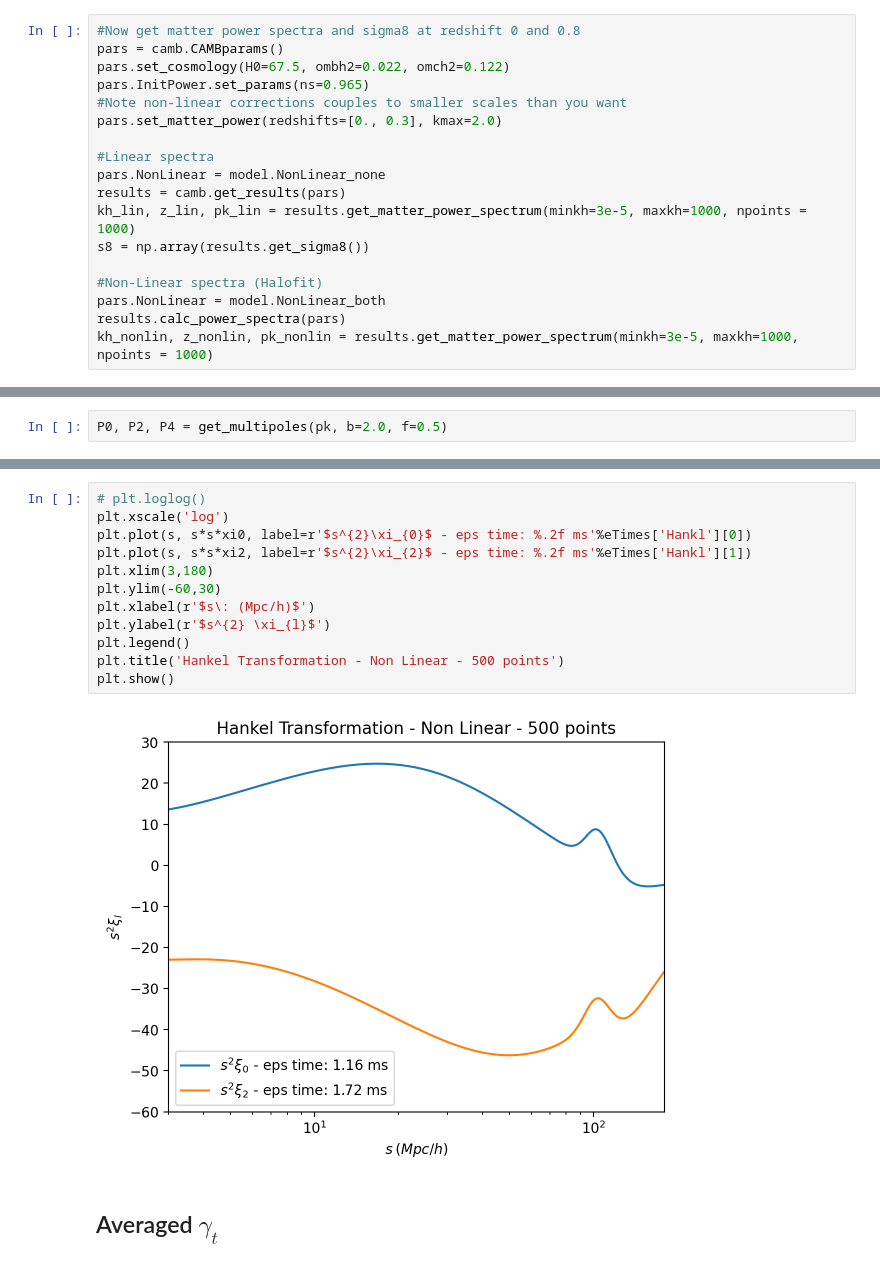
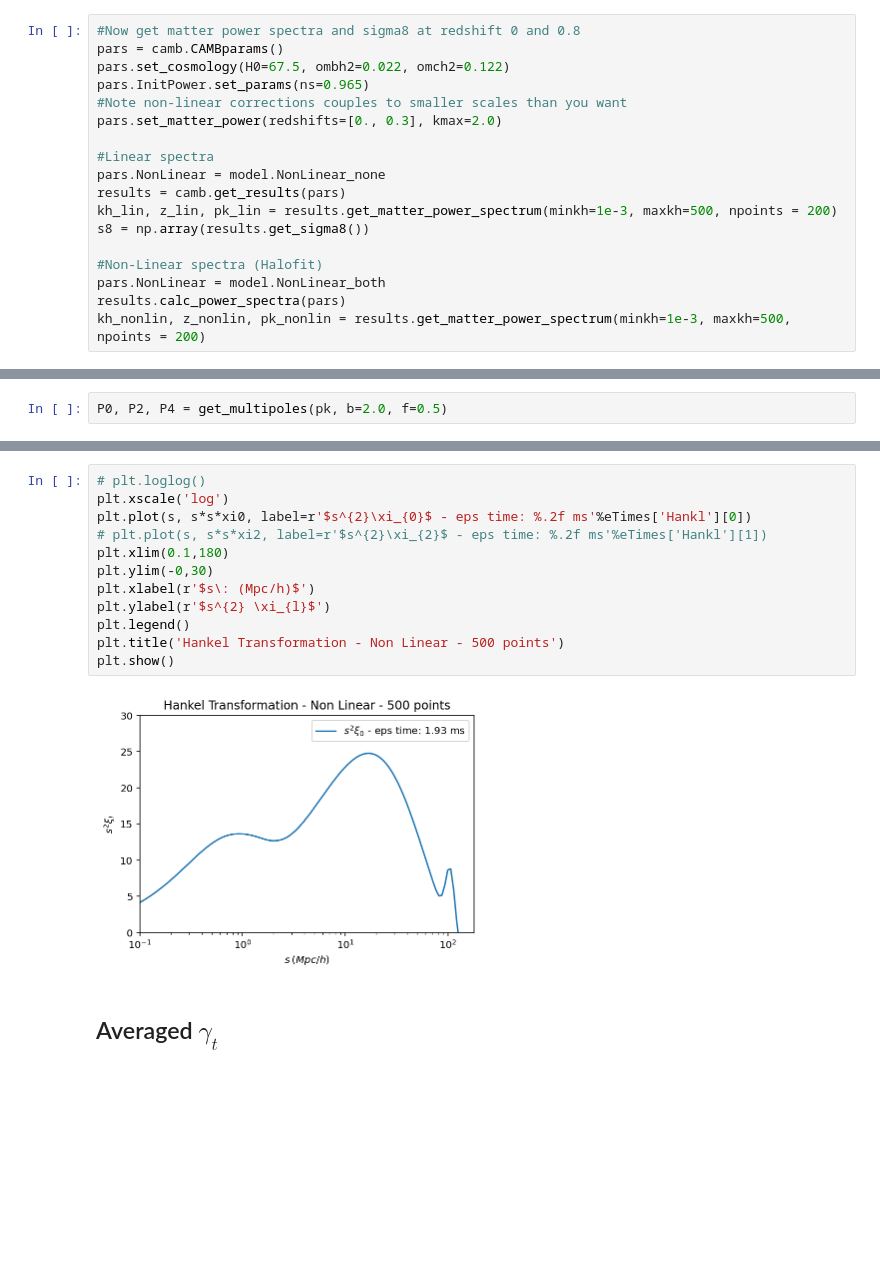
Before and after one commit to estevesjh/fnalFall2022, a Jupyter notebook: y3kp/hankelFunction/perfomanceTest.ipynb, the cells around one changed output, grey strips where cells are left out. Drawn from its saved outputs; the diff is of its cells as text; blank space fills up the shorter version.

```diff
--- a/y3kp/hankelFunction/perfomanceTest.ipynb
+++ b/y3kp/hankelFunction/perfomanceTest.ipynb
@@ -53,13 +53,13 @@ pars.set_matter_power(redshifts=[0., 0.3], kmax=2.0)
 #Linear spectra
 pars.NonLinear = model.NonLinear_none
 results = camb.get_results(pars)
-kh_lin, z_lin, pk_lin = results.get_matter_power_spectrum(minkh=3e-5, maxkh=1000, npoints = 1000)
+kh_lin, z_lin, pk_lin = results.get_matter_power_spectrum(minkh=1e-3, maxkh=500, npoints = 200)
 s8 = np.array(results.get_sigma8())
 
 #Non-Linear spectra (Halofit)
 pars.NonLinear = model.NonLinear_both
 results.calc_power_spectra(pars)
-kh_nonlin, z_nonlin, pk_nonlin = results.get_matter_power_spectrum(minkh=3e-5, maxkh=1000, npoints = 1000)
+kh_nonlin, z_nonlin, pk_nonlin = results.get_matter_power_spectrum(minkh=1e-3, maxkh=500, npoints = 200)
 # %% [output]
 Note: redshifts have been re-sorted (earliest first)
 WARNING:root:get_matter_power_spectrum using larger k_max than input parameter Transfer.kmax
@@ -143,17 +143,17 @@ It takes 1.157 msec
 # %%
 # plt.loglog()
 plt.xscale('log')
 plt.plot(s, s*s*xi0, label=r'$s^{2}\xi_{0}$ - eps time: %.2f ms'%eTimes['Hankl'][0])
-plt.plot(s, s*s*xi2, label=r'$s^{2}\xi_{2}$ - eps time: %.2f ms'%eTimes['Hankl'][1])
-plt.xlim(3,180)
-plt.ylim(-60,30)
+# plt.plot(s, s*s*xi2, label=r'$s^{2}\xi_{2}$ - eps time: %.2f ms'%eTimes['Hankl'][1])
+plt.xlim(0.1,180)
+plt.ylim(-0,30)
 plt.xlabel(r'$s\: (Mpc/h)$')
 plt.ylabel(r'$s^{2} \xi_{l}$')
 plt.legend()
 plt.title('Hankel Transformation - Non Linear - 500 points')
 plt.show()
 # %% [output]
-[figure, old version]
+[figure, new version]
 # %% [markdown]
 ## Averaged $\gamma_t$
 # %% [markdown]
```
Also changed, not shown: parts of 10 cells of this notebook, 4 other files.
